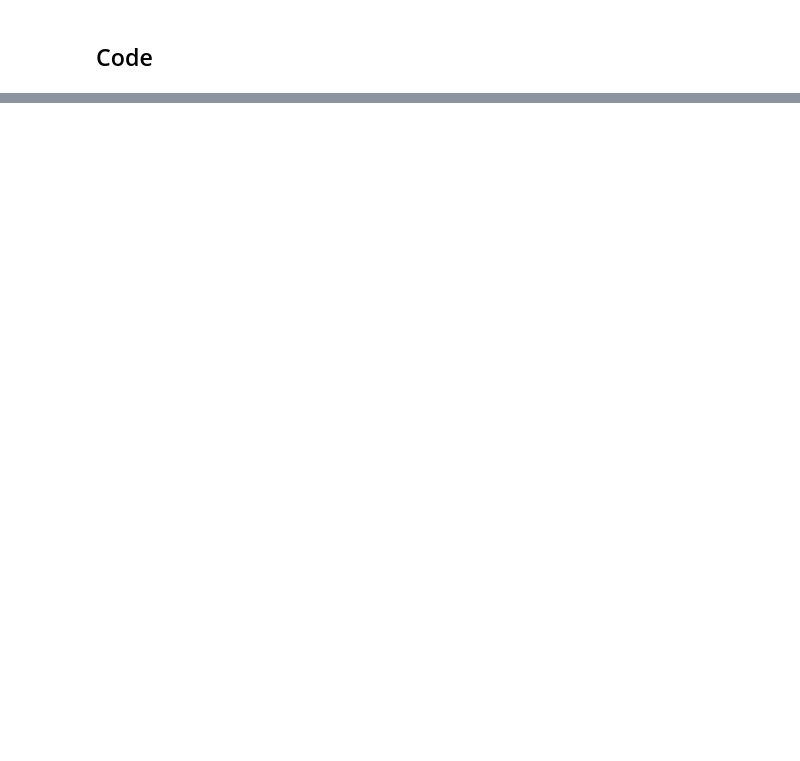
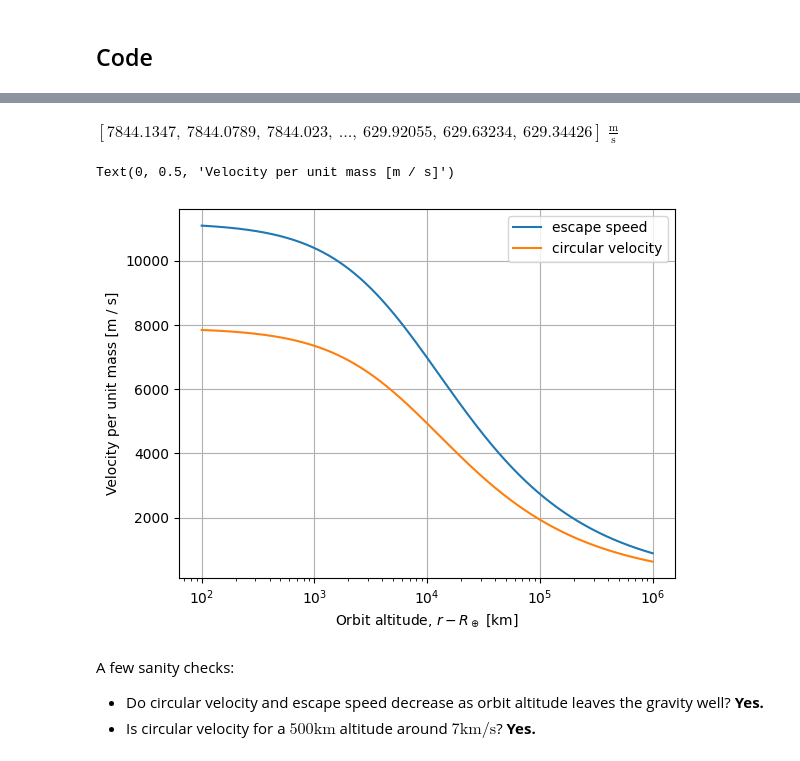
Before and after one commit to philiplinden/spacetime, a Jupyter notebook: learning/notebooks/time_dilation.ipynb, the cells around one changed output, grey strips where cells are left out. Saved outputs shown, nothing was run; the diff lists cells and outputs as text; code cells hidden in the pictures; blank space fills up the shorter version.

```diff
--- a/learning/notebooks/time_dilation.ipynb
+++ b/learning/notebooks/time_dilation.ipynb
@@ -440,0 +235,7 @@ Text(0, 0.5, 'Time Dilation $\\Delta t_E / \\Delta t_c$ [us/day]')
+# %%
+from astropy.constants import c, GM_earth
+
+w_earth = 7.2921159e-5 / u.second
+
+# R_earth is a unit, but we need the unit quantity
+earth_radius = 1 * u.astrophys.R_earth
@@ -440,0 +244,6 @@ Text(0, 0.5, 'Time Dilation $\\Delta t_E / \\Delta t_c$ [us/day]')
+# %%
+import numpy as np
+
+altitudes = np.logspace(start=2, stop=6, num=10_000, base=10) * u.km
+r = (altitudes + earth_radius).to(u.m)
+r
@@ -440,0 +258,5 @@ Text(0, 0.5, 'Time Dilation $\\Delta t_E / \\Delta t_c$ [us/day]')
+# %%
+potential = GM_earth / r
+escape_speed_squared = 2 * potential
+escape_speed = np.sqrt(escape_speed_squared).to(u.m / u.s)
+escape_speed
@@ -440,0 +297,20 @@ Text(0, 0.5, 'Time Dilation $\\Delta t_E / \\Delta t_c$ [us/day]')
+# %%
+circular_velocity = np.sqrt(potential)
+circular_velocity
+# %% [output]
+$[7844.1347,~7844.0789,~7844.023,~\dots,~629.92055,~629.63234,~629.34426] \; \mathrm{\frac{m}{s}}$
+# %%
+plt.plot(altitudes, escape_speed)
+plt.plot(altitudes, circular_velocity.to(escape_speed.unit))
+plt.legend([f"escape speed", "circular velocity"])
+plt.grid()
+plt.xscale('log')
+plt.xlabel(f'Orbit altitude, $r - R_\oplus$ [{altitudes.unit}]')
+plt.ylabel(f'Velocity per unit mass [{escape_speed.unit}]')
+# %% [output]
+Text(0, 0.5, 'Velocity per unit mass [m / s]')
+[figure, added]
+# %% [markdown]
+A few sanity checks:
+* Do circular velocity and escape speed decrease as orbit altitude leaves the gravity well? **Yes.**
+* Is circular velocity for a $500 \text{km}$ altitude around $ 7 \text{km}/\text{s}$? **Yes.**
```
Also changed, not shown: parts of 98 cells of this notebook, 3 other files.
